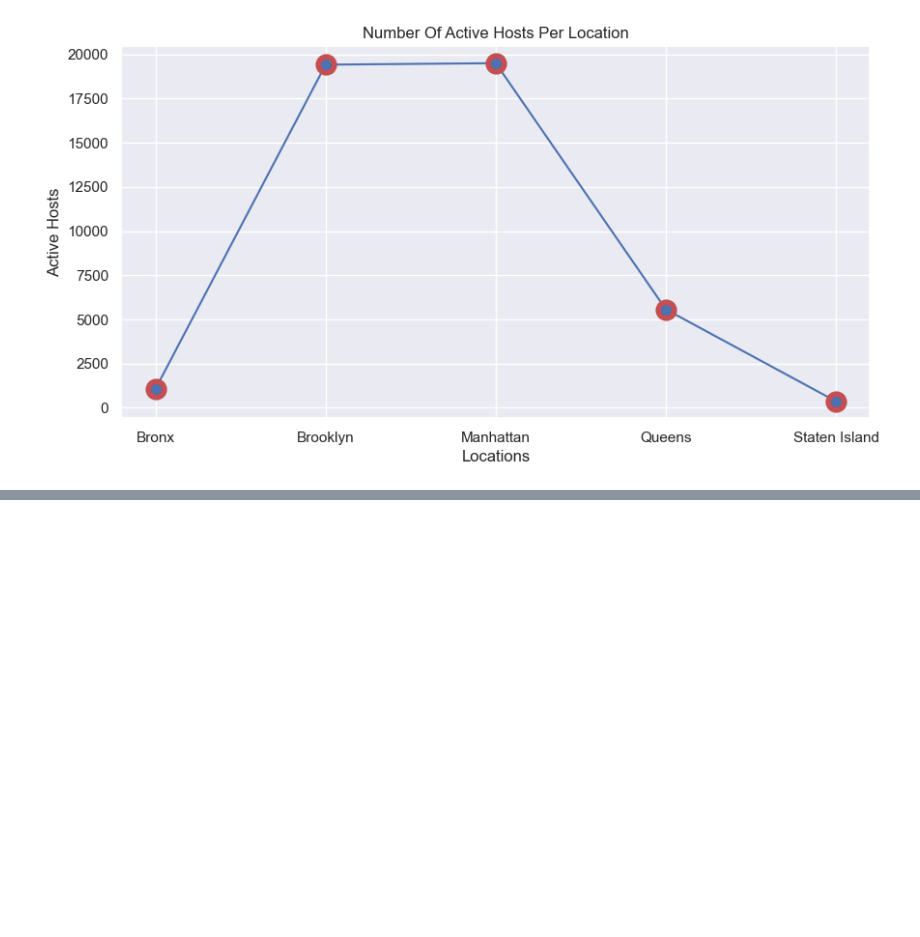
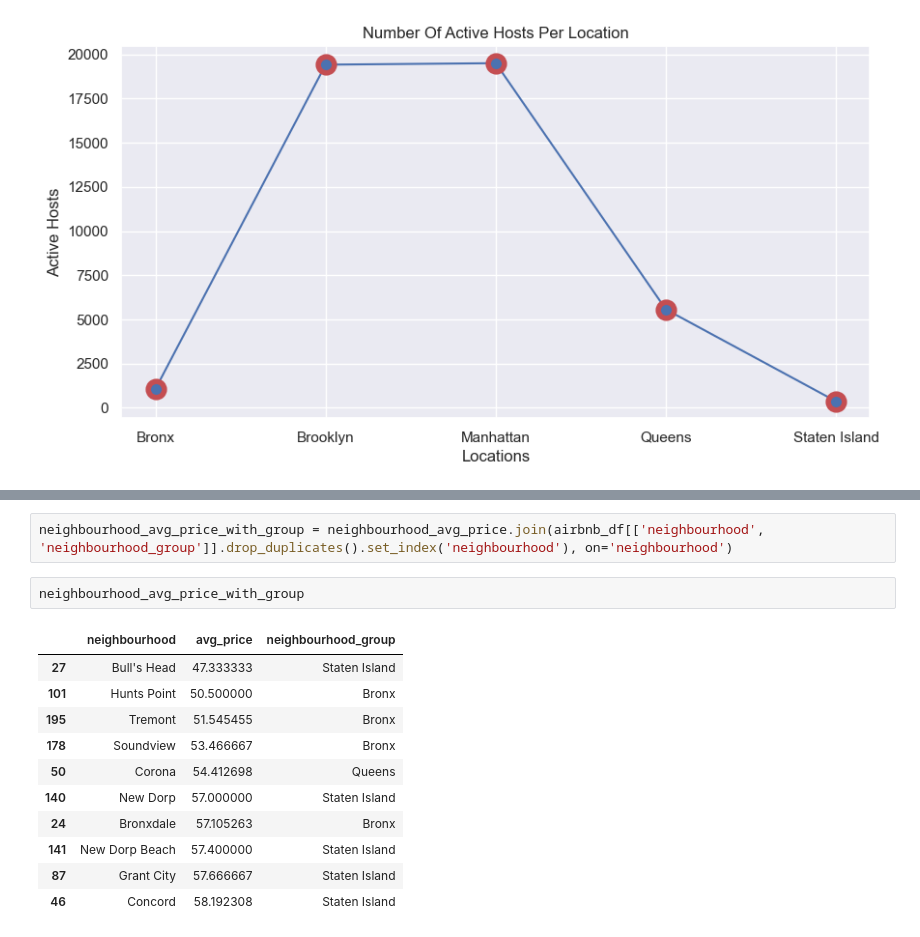
Before and after one commit to itzuditsharma/AirBnb-Exploratory-Data-Analysis, a Jupyter notebook: eda.ipynb, the cells around one changed output, grey strips where cells are left out. Cells and saved outputs as stored; diff of their text form; blank space fills up the shorter version.

```diff
--- a/eda.ipynb
+++ b/eda.ipynb
@@ -598,0 +624,16 @@ plt.show()
+# %%
+neighbourhood_avg_price_with_group = neighbourhood_avg_price.join(airbnb_df[['neighbourhood', 'neighbourhood_group']].drop_duplicates().set_index('neighbourhood'), on='neighbourhood')
+# %%
+neighbourhood_avg_price_with_group
+# %% [output]
+|  | neighbourhood | avg_price | neighbourhood_group |
+| 27 | Bull's Head | 47.333333 | Staten Island |
+| 101 | Hunts Point | 50.500000 | Bronx |
+| 195 | Tremont | 51.545455 | Bronx |
+| 178 | Soundview | 53.466667 | Bronx |
+| 50 | Corona | 54.412698 | Queens |
+| 140 | New Dorp | 57.000000 | Staten Island |
+| 24 | Bronxdale | 57.105263 | Bronx |
+| 141 | New Dorp Beach | 57.400000 | Staten Island |
+| 87 | Grant City | 57.666667 | Staten Island |
+| 46 | Concord | 58.192308 | Staten Island |
```
Also changed, not shown: parts of 9 cells of this notebook.
